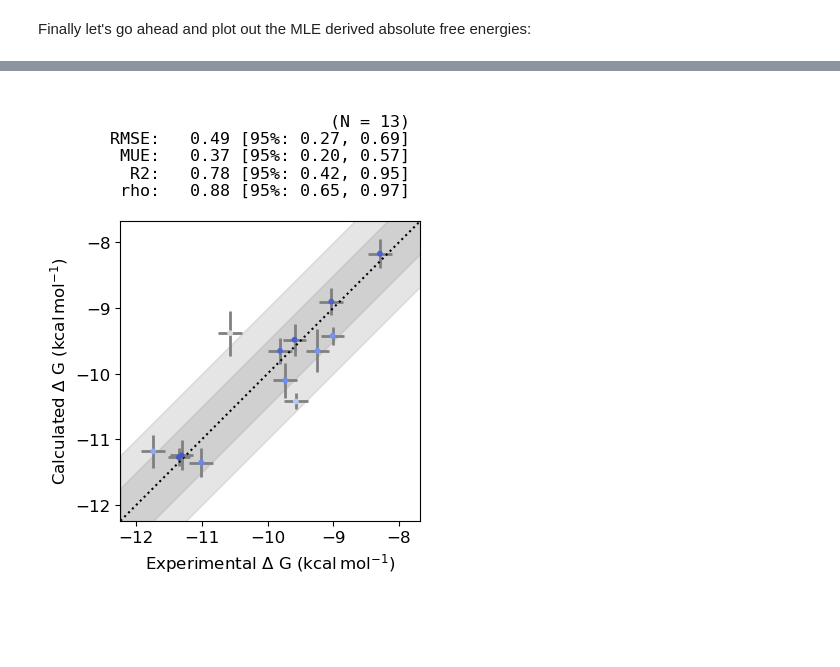
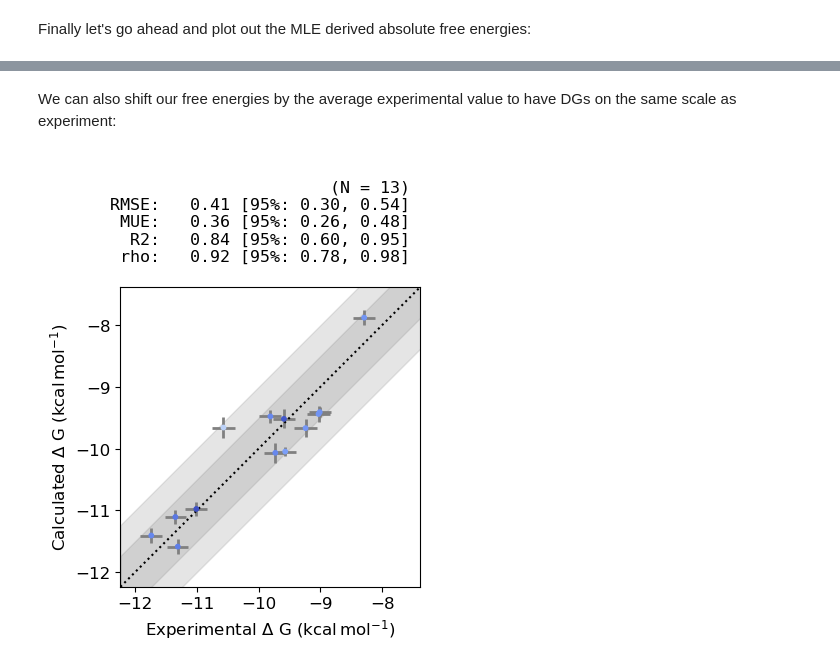
Before and after one commit to OpenFreeEnergy/alchemiscale, a Jupyter notebook: docs/tutorials/demo/Alchemiscale Demo.ipynb, the cells around one changed output, grey strips where cells are left out. Cells and saved outputs as stored; diff of their text form; code cells hidden in the pictures; blank space fills up the shorter version.

```diff
--- a/docs/tutorials/demo/Alchemiscale Demo.ipynb
+++ b/docs/tutorials/demo/Alchemiscale Demo.ipynb
@@ -913,4 +964,10 @@ shift = exp_DG_sum / len(fe.results['Experimental'].keys())
-# %%
-cinnabar_plotting.plot_DGs(fe.graph, figsize=5,  shift=shift)
-# %% [output]
-[figure, removed]
+# %% [markdown]
+We can also shift our free energies by the average experimental value to have DGs on the same scale as experiment:
+# %%
+data = femap.read_csv('cinnabar_input.csv')
+exp_DG_sum = sum([data['Experimental'][i].DG for i in data['Experimental'].keys()])
+shift = exp_DG_sum / len(data['Experimental'].keys())
+
+cinnabar_plotting.plot_DGs(fe.to_legacy_graph(), figsize=5,  shift=shift.m)
+# %% [output]
+[figure, added]
```
Also changed, not shown: parts of 55 cells of this notebook.
